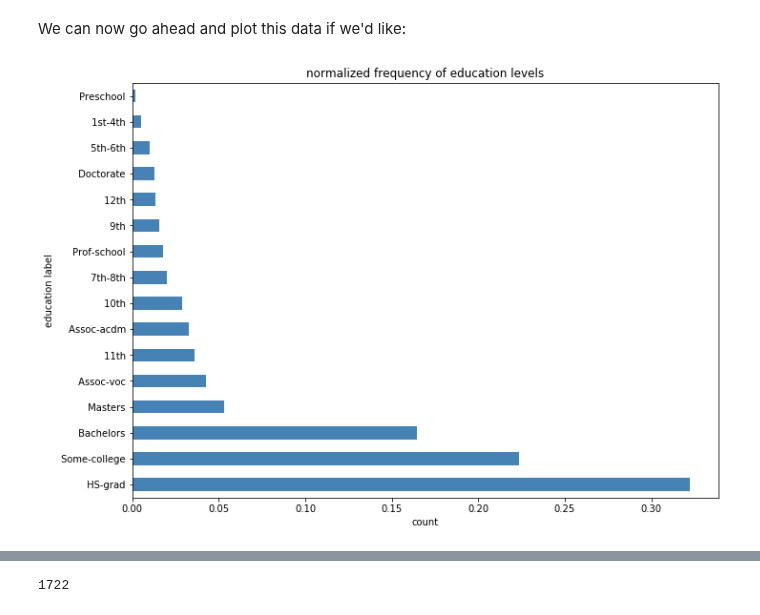
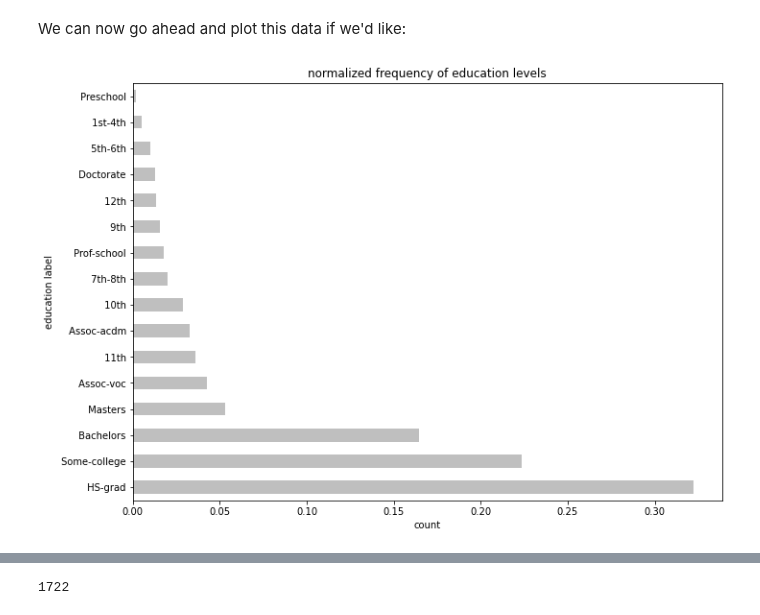
Before and after one commit to lermana/python_fundamentals, a Jupyter notebook: basics/pandas_basics.ipynb, the cells around one changed output, grey strips where cells are left out. Cells and saved outputs as stored; diff of their text form; code cells hidden in the pictures.

```diff
--- a/basics/pandas_basics.ipynb
+++ b/basics/pandas_basics.ipynb
@@ -366,12 +388,12 @@ We can now go ahead and plot this data if we'd like:
 # %%
 # we need to build the "core" plot
 ax = data.education.value_counts(normalize=True
                                 ).plot.barh(figsize=(11, 8),
-                                            color="steelblue")
+                                            color="grey", alpha=.5)
 
 # additional formatting
 xlab = ax.set_xlabel("count")
 ylab = ax.set_ylabel("education label")
 t = ax.set_title("normalized frequency of education levels")
 # %% [output]
-[figure, old version]
+[figure, new version]
```
Also changed, not shown: parts of 81 cells of this notebook, 1 other file.
